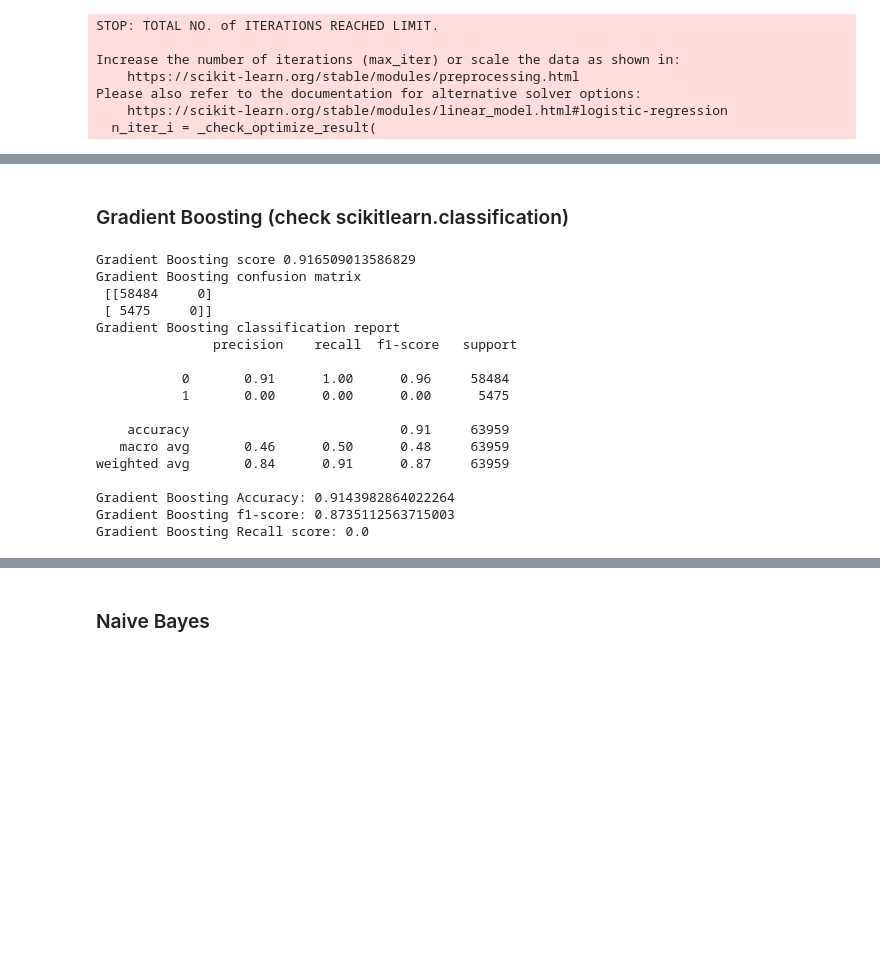
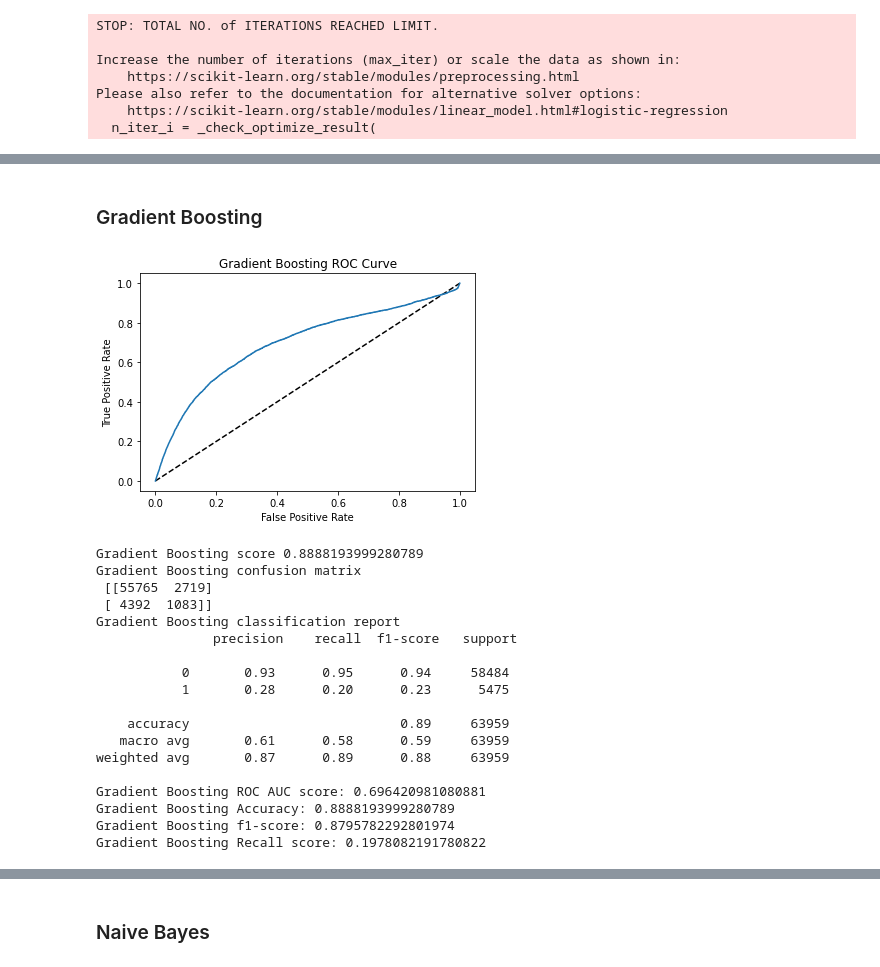
Before and after one commit to andreaeddyricci/Heart-Disease-Capstone, a Jupyter notebook: Heart Disease Pre-processing and Modeling.ipynb, the cells around one changed output, grey strips where cells are left out. Cells and saved outputs as stored; diff of their text form; code cells hidden in the pictures; blank space fills up the shorter version.

```diff
--- a/Heart Disease Pre-processing and Modeling.ipynb
+++ b/Heart Disease Pre-processing and Modeling.ipynb
@@ -156,29 +179,52 @@ weighted avg       0.87      0.91      0.88     63959
 # %% [markdown]
-### Gradient Boosting (check scikitlearn.classification)
+### Gradient Boosting
-# %%
-from sklearn.ensemble import GradientBoostingClassifier
-gb = GradientBoostingClassifier(n_estimators=100, learning_rate=1.0,max_depth=1, random_state=0).fit(X_train, y_train)
-print('Gradient Boosting score' , gb.score(X_test, y_test))
-print('Gradient Boosting confusion matrix' , '\n' , confusion_matrix(y_test, y_pred)) # Calculate the confusion matrix
-print('Gradient Boosting classification report' , '\n' , classification_report(y_test, y_pred)) # Calculate the classification report, which gives F1 score
-print('Gradient Boosting Accuracy:' , accuracy_score(y_test, y_pred))
-print('Gradient Boosting f1-score:', f1_score(y_test, y_pred, average='weighted'))
-print('Gradient Boosting Recall score:' , recall_score(y_test, y_pred))
-# %% [output]
-Gradient Boosting score 0.916509013586829
-Gradient Boosting confusion matrix
- [[58484     0]
- [ 5475     0]]
-Gradient Boosting classification report
-               precision    recall  f1-score   support
-
-           0       0.91      1.00      0.96     58484
-           1       0.00      0.00      0.00      5475
-
-    accuracy                           0.91     63959
-   macro avg       0.46      0.50      0.48     63959
-weighted avg       0.84      0.91      0.87     63959
-
-Gradient Boosting Accuracy: 0.9143982864022264
-Gradient Boosting f1-score: 0.8735112563715003
-Gradient Boosting Recall score: 0.0
+# %%
+from sklearn.ensemble import GradientBoostingClassifier
+gb = GradientBoostingClassifier(n_estimators=100, learning_rate=1.0,max_depth=10, random_state=0).fit(X_train, y_train)
+y_pred_gb = gb.predict(X_test)
+y_pred_probs_gb = gb.predict_proba(X_test)[:, 1]
+
+fpr_gb, tpr_gb, thresholds = roc_curve(y_test, y_pred_probs_gb)
+plt.plot([0, 1], [0, 1], 'k--') #plot y = x dotted, which represents randomly guessing the class of each observation
+plt.plot(fpr_gb, tpr_gb) # Plot true positive rate against false positive rate
+plt.xlabel('False Positive Rate')
+plt.ylabel('True Positive Rate')
+plt.title('Gradient Boosting ROC Curve')
+plt.show()
+#The ROC curve is above the dotted line, so the model performs better than randomly guessing the class of each observation.
+
+#ROC AUC score
+#The Area Under the Curve (AUC) is the measure of the ability of a classifier to distinguish between classes and is used as a summary of the ROC curve.
+#The higher the AUC, the better the performance of the model at distinguishing between the positive and negative classes
+
+roc_auc_gb = roc_auc_score(y_test, y_pred_probs_gb)
+recall_score_gb = recall_score(y_test, y_pred_gb)
+
+
+print('Gradient Boosting score' , gb.score(X_test, y_test))
+print('Gradient Boosting confusion matrix' , '\n' , confusion_matrix(y_test, y_pred_gb)) # Calculate the confusion matrix
+print('Gradient Boosting classification report' , '\n' , classification_report(y_test, y_pred_gb)) # Calculate the classification report, which gives F1 score
+print('Gradient Boosting ROC AUC score:', roc_auc_gb)
+print('Gradient Boosting Accuracy:' , accuracy_score(y_test, y_pred_gb))
+print('Gradient Boosting f1-score:', f1_score(y_test, y_pred_gb, average='weighted'))
+print('Gradient Boosting Recall score:' , recall_score(y_test, y_pred_gb))
+# %% [output]
+[figure, added]
+Gradient Boosting score 0.8888193999280789
+Gradient Boosting confusion matrix
+ [[55765  2719]
+ [ 4392  1083]]
+Gradient Boosting classification report
+               precision    recall  f1-score   support
+
+           0       0.93      0.95      0.94     58484
+           1       0.28      0.20      0.23      5475
+
+    accuracy                           0.89     63959
+   macro avg       0.61      0.58      0.59     63959
+weighted avg       0.87      0.89      0.88     63959
+
+Gradient Boosting ROC AUC score: 0.696420981080881
+Gradient Boosting Accuracy: 0.8888193999280789
+Gradient Boosting f1-score: 0.8795782292801974
+Gradient Boosting Recall score: 0.1978082191780822
```
Also changed, not shown: parts of 29 cells of this notebook.
